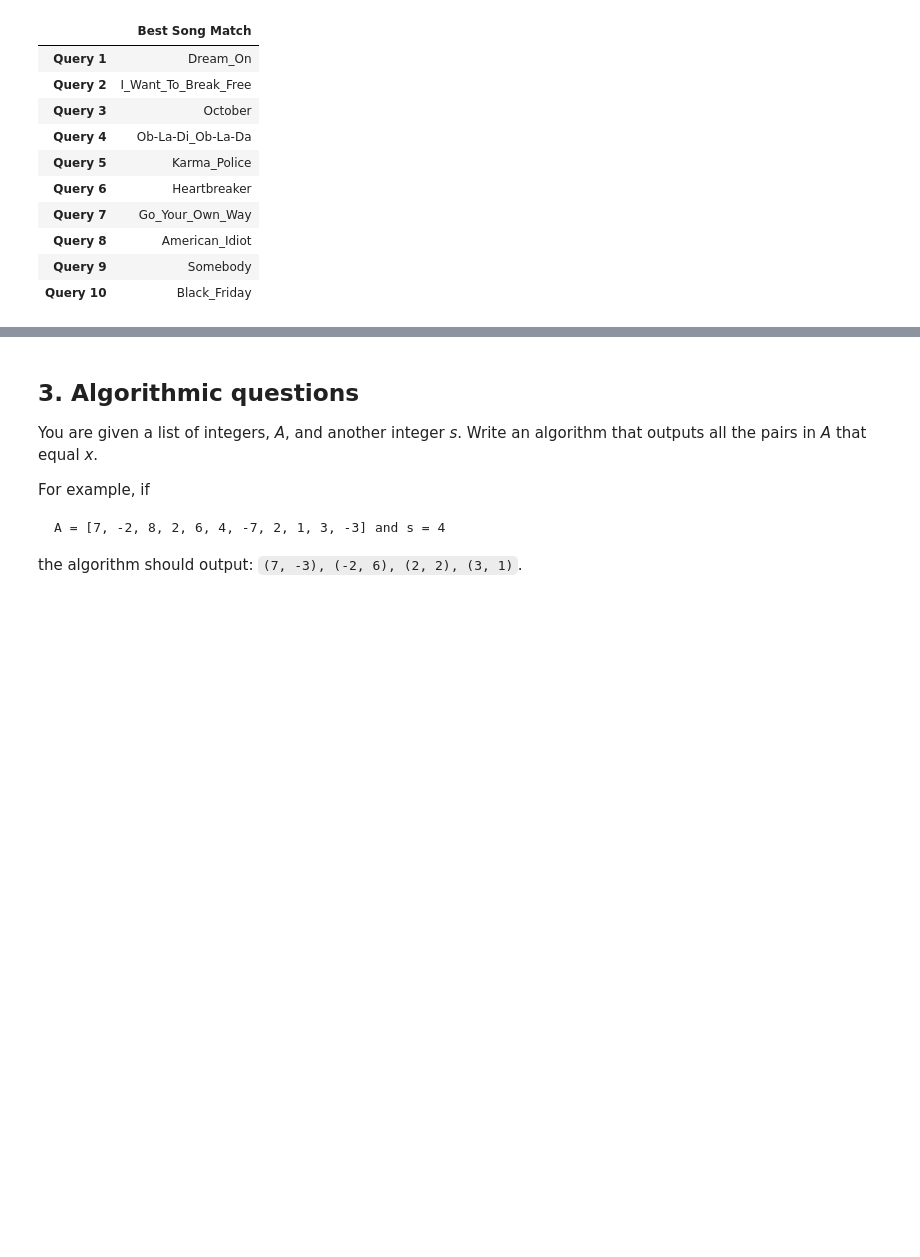
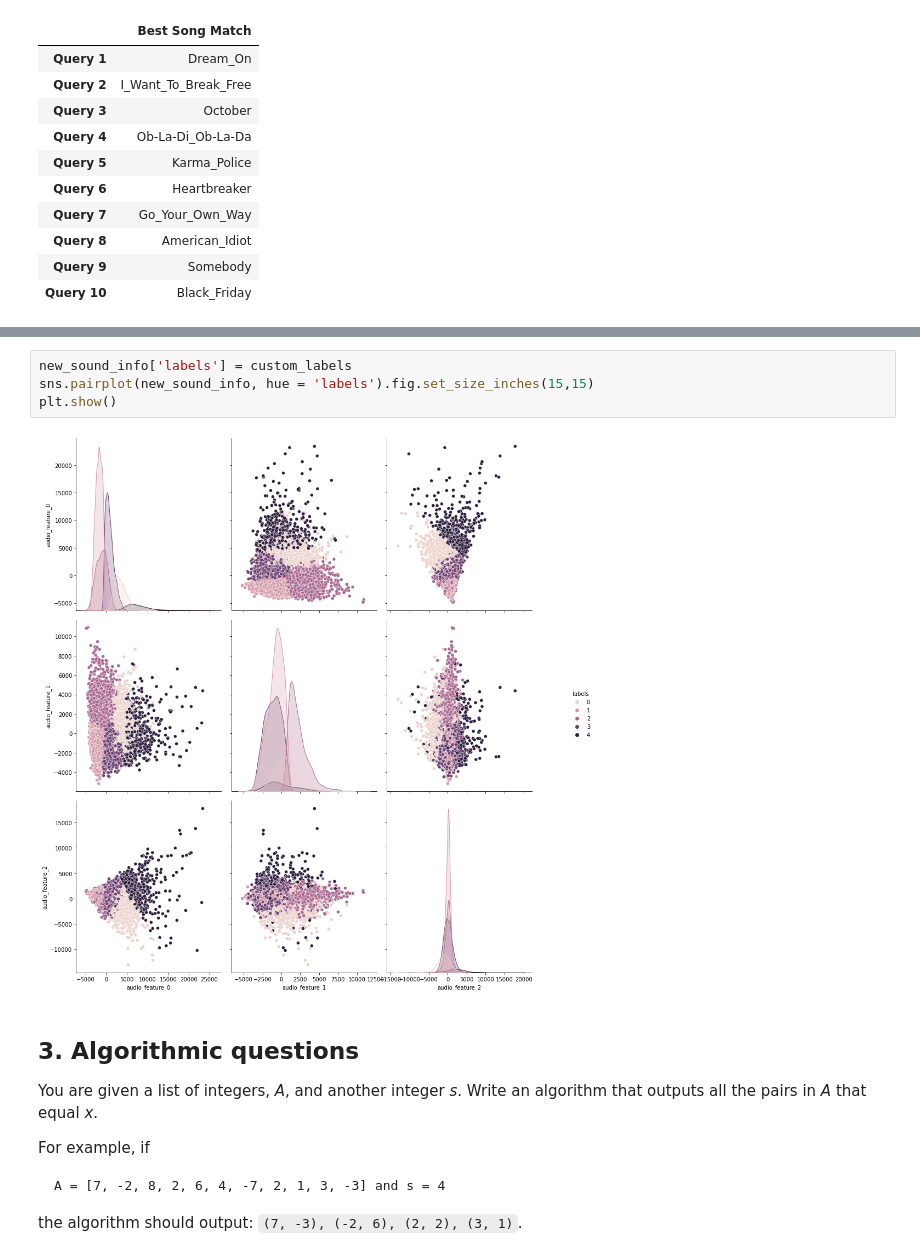
Before and after one commit to PliniLeonardo/ADM_HW4, a Jupyter notebook: homework4.ipynb, the cells around one changed output, grey strips where cells are left out. Cells and saved outputs as stored; diff of their text form; blank space fills up the shorter version.

```diff
--- a/homework4.ipynb
+++ b/homework4.ipynb
@@ -212,3 +574,9 @@ search(query, 20, 5)
+# %%
+new_sound_info['labels'] = custom_labels
+sns.pairplot(new_sound_info, hue = 'labels').fig.set_size_inches(15,15)
+plt.show()
+# %% [output]
+[figure, added]
 # %% [markdown]
 ## 3. Algorithmic questions
 
```
Also changed, not shown: parts of 53 cells of this notebook, 7 other files.
